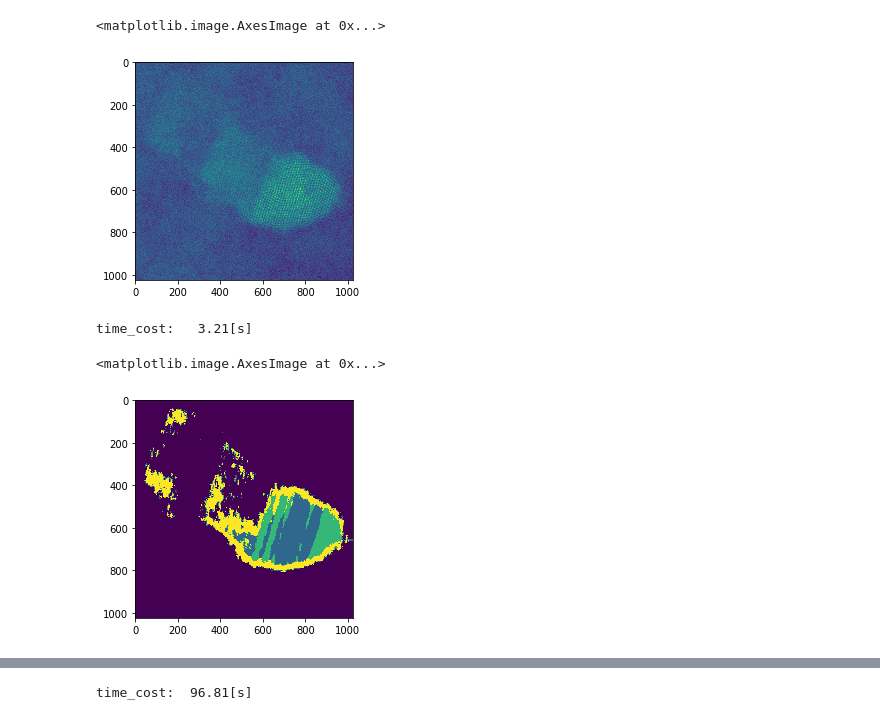
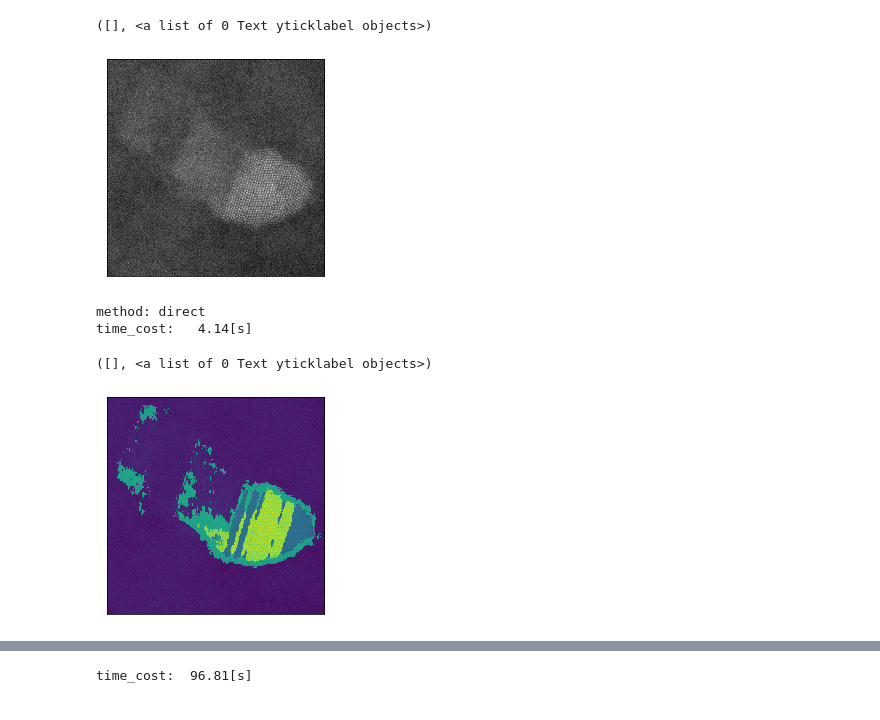
Before and after one commit to NingWang1990/pySTEM, a Jupyter notebook: examples/Ni_precipitate.ipynb, the cells around one changed output, grey strips where cells are left out. Cells and saved outputs as stored; diff of their text form; code cells hidden in the pictures.

```diff
--- a/examples/Ni_precipitate.ipynb
+++ b/examples/Ni_precipitate.ipynb
@@ -7,16 +7,18 @@ import time
 # %%
 image = np.load('Ni_precipitate.npy')
 # %%
-plt.imshow(image)
+plt.imshow(image,cmap='gray')
+plt.xticks([])
+plt.yticks([])
 # %% [output]
-<matplotlib.image.AxesImage at 0x...>
+([], <a list of 0 Text yticklabel objects>)
-[figure, old version]
+[figure, new version]
 # %%
 step = 3
 # %%
 descriptor_name = 'local_correlation_map'
 seg = segmentationSTEM( n_patterns=4,
-                       window_x=20,window_y=11,
+                       window_x=20,window_y=13,
                        patch_x=11,patch_y=5,
                        step=step,
                        descriptor_name=descriptor_name,
@@ -25,12 +27,15 @@ start = time.time()
 labels = seg.perform_clustering(image)
 print ('time_cost: %6.2f[s]' %(time.time()-start,))
 # %% [output]
-time_cost:   3.21[s]
+method: direct
+time_cost:   4.14[s]
 # %%
-plt.imshow(labels)
+plt.imshow(3*image + labels)
+plt.xticks([])
+plt.yticks([])
 # %% [output]
-<matplotlib.image.AxesImage at 0x...>
+([], <a list of 0 Text yticklabel objects>)
-[figure, old version]
+[figure, new version]
 # %%
 descriptor_name = 'power_spectrum'
 seg = segmentationSTEM( n_patterns=4,
```
Also changed, not shown: parts of 3 cells of this notebook, 8 other files.
